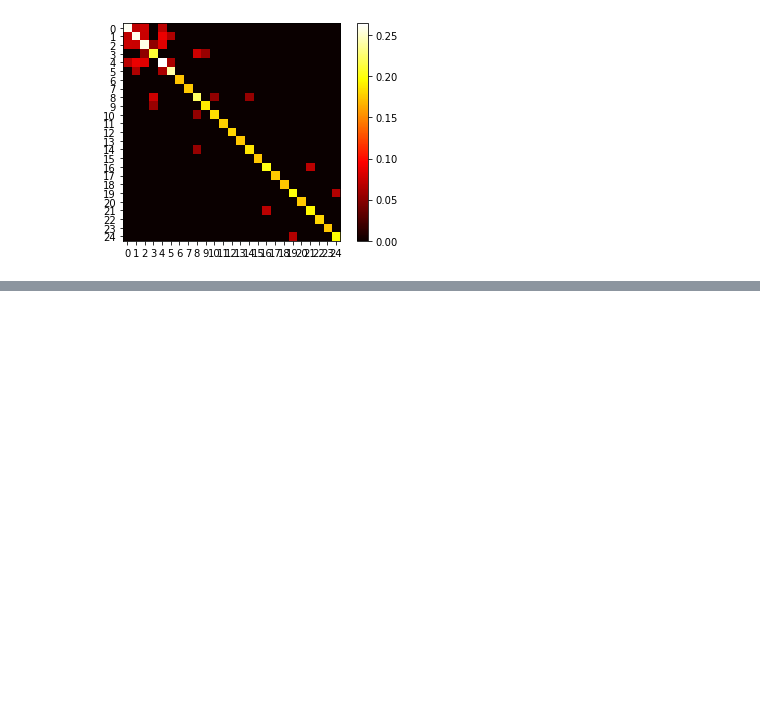
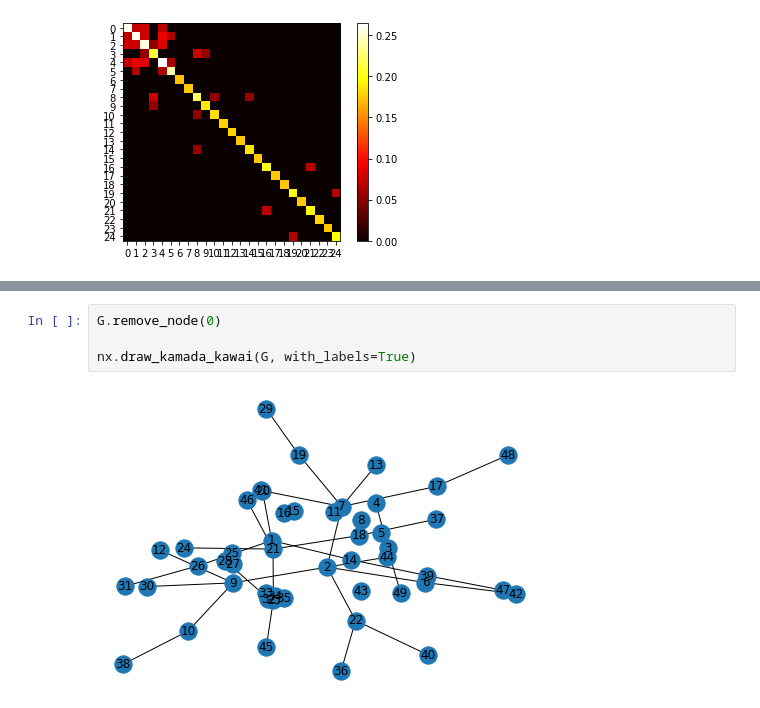
Before and after one commit to zelhar/baproject, a Jupyter notebook: ba/exploration_of_propagation_in_small_graphs.ipynb, the cells around one changed output, grey strips where cells are left out. Drawn from its saved outputs; the diff is of its cells as text; blank space fills up the shorter version.

```diff
--- a/ba/exploration_of_propagation_in_small_graphs.ipynb
+++ b/ba/exploration_of_propagation_in_small_graphs.ipynb
@@ -177,0 +203,6 @@ plt.show()
+# %%
+G.remove_node(0)
+
+nx.draw_kamada_kawai(G, with_labels=True)
+# %% [output]
+[figure, added]
```
Also changed, not shown: parts of 16 cells of this notebook, 1 other file.
